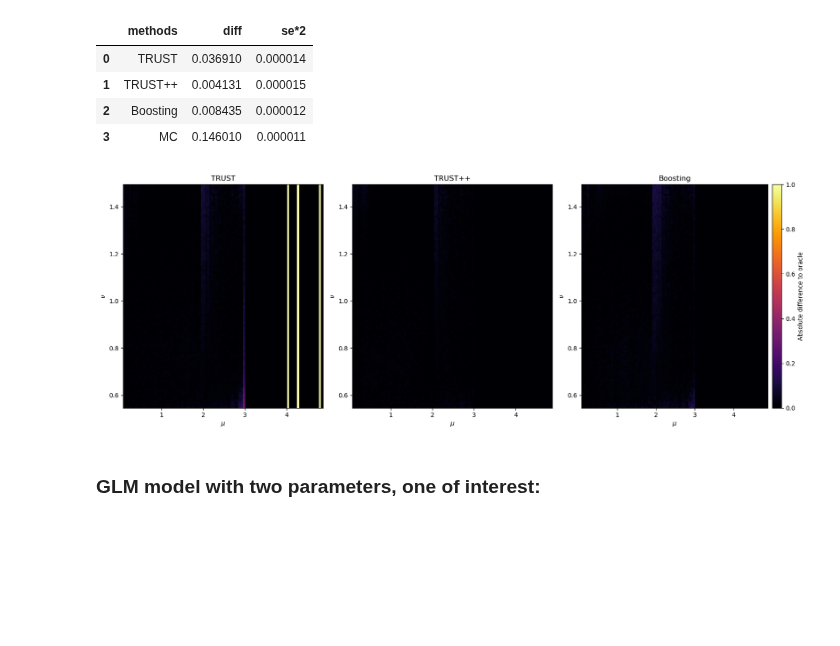
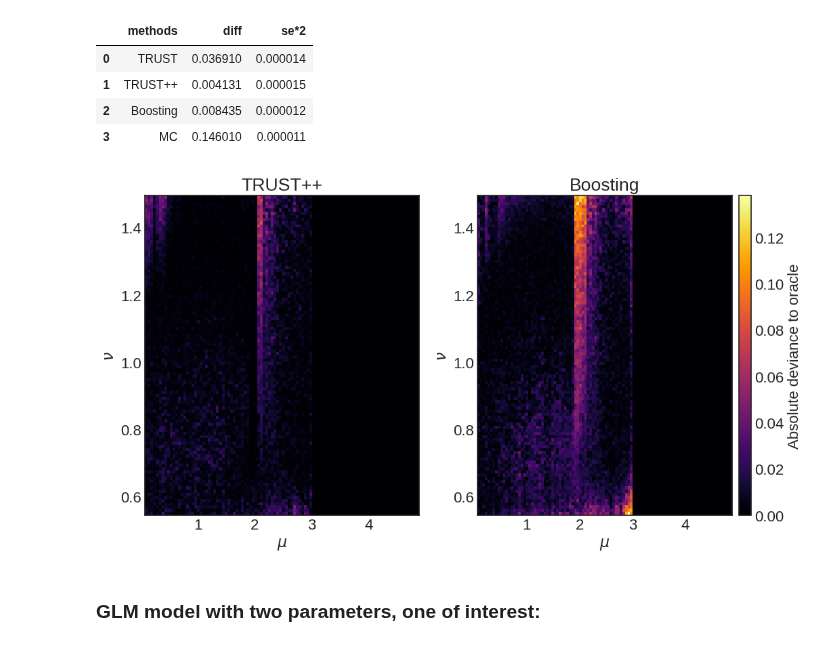
Before and after one commit to Monoxido45/CSI, a Jupyter notebook: experiments/nuissance_test.ipynb, the cells around one changed output. Drawn from its saved outputs; the diff is of its cells as text; code cells hidden in the pictures; blank space fills up the shorter version.

```diff
--- a/experiments/nuissance_test.ipynb
+++ b/experiments/nuissance_test.ipynb
@@ -1576,6 +1576,7 @@ diff_list[4]
 | 2 | Boosting | 0.008435 | 0.000012 |
 | 3 | MC | 0.146010 | 0.000011 |
 # %%
+from mpl_toolkits.axes_grid1 import make_axes_locatable
 trust_plus_diff = diff_list[1].reshape(100, 100)
 trust_diff = diff_list[0].reshape(100, 100)
 boosting_diff = diff_list[2].reshape(100, 100)
@@ -1583,65 +1584,55 @@ boosting_diff = diff_list[2].reshape(100, 100)
 # Calculate global vmin and vmax
 global_vmin = min(
     np.min(trust_plus_diff),
-    np.min(trust_diff),
     np.min(boosting_diff),
 )
 global_vmax = max(
     np.max(trust_plus_diff),
-    np.max(trust_diff),
     np.max(boosting_diff),
 )
 
 # Create a figure with subplots
-fig, axes = plt.subplots(1, 3, figsize=(18, 6))
-
-# Plot TRUST Coverage
-pc1 = axes[0].pcolormesh(mu_v, nu_v, trust_diff,
-                         vmin=global_vmin,
-                         vmax=global_vmax,
-                         cmap='inferno')
-axes[0].set_ylabel(r'$\nu$')
-axes[0].set_xlabel(r'$\mu$')
-axes[0].set_title("TRUST")
+fig, axes = plt.subplots(1, 2, figsize=(12, 6))
 
 # Plot TRUST Plus Coverage
-pc2 = axes[1].pcolormesh(
+pc1 = axes[0].pcolormesh(
     mu_v,
     nu_v,
     trust_plus_diff,
     vmin=global_vmin,
     vmax=global_vmax,
     cmap='inferno',
     )
-axes[1].set_ylabel(r'$\nu$')
-axes[1].set_xlabel(r'$\mu$')
-axes[1].set_title("TRUST++")
+axes[0].set_ylabel(r'$\nu$')
+axes[0].set_xlabel(r'$\mu$')
+axes[0].set_title("TRUST++")
 
 
 # Plot Boosting Coverage
-pc3 = axes[2].pcolormesh(mu_v, nu_v, boosting_diff,
+pc2 = axes[1].pcolormesh(mu_v, nu_v, boosting_diff,
                          vmin=global_vmin,
                          vmax=global_vmax,
                          cmap='inferno')
-axes[2].set_ylabel(r'$\nu$')
-axes[2].set_xlabel(r'$\mu$')
-axes[2].set_title("Boosting")
+axes[1].set_ylabel(r'$\nu$')
+axes[1].set_xlabel(r'$\mu$')
+axes[1].set_title("Boosting")
 
 # Create a colorbar axis next to the third subplot
-divider = make_axes_locatable(axes[2])
+divider = make_axes_locatable(axes[1])
 cax = divider.append_axes("right", size="5%", pad=0.1)
 
 # Add a common colorbar
-cbar = fig.colorbar(pc3, cax=cax)
-cbar.set_label('Absolute difference to oracle')
+cbar = fig.colorbar(pc2, cax=cax)
+cbar.set_label('Absolute deviance to oracle')
 
 # Adjust layout
 plt.tight_layout(rect=[0, 0, 0.9, 1])  # Adjust the right margin to make space for the colorbar
 
 # Show the plot
 plt.show()
+fig.savefig("figures/oracle_diff_poisson.pdf", format="pdf")
 # %% [output]
-[figure, old version]
+[figure, new version]
 # %% [markdown]
 ### GLM model with two parameters, one of interest:
 # %%
```
Also changed, not shown: parts of 4 cells of this notebook, 4 other files.
